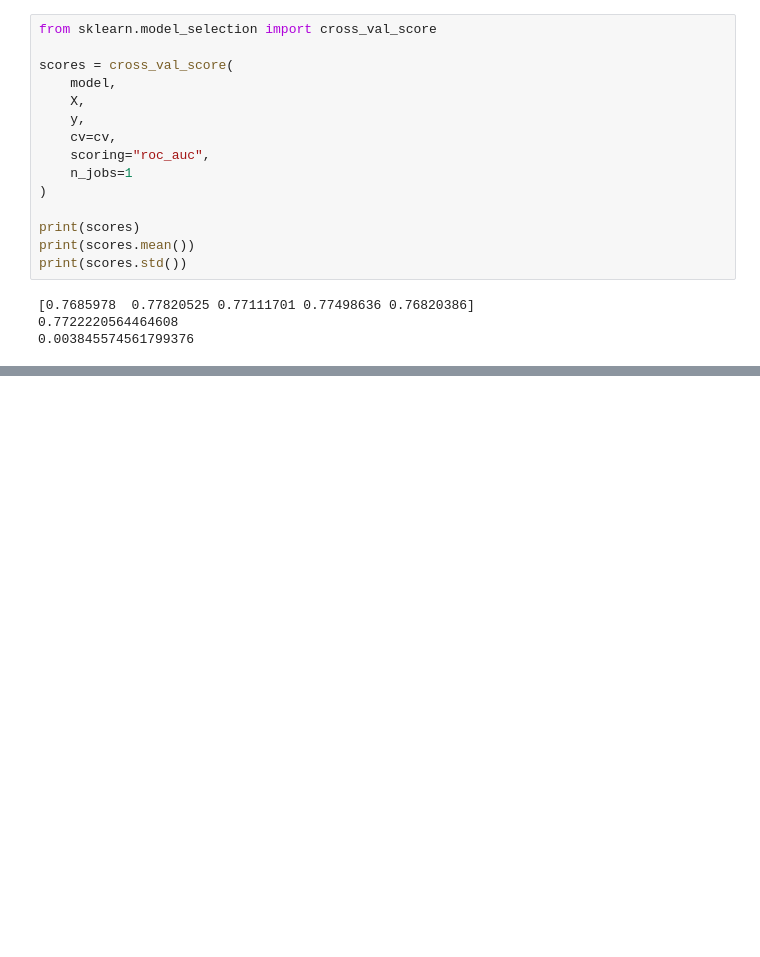
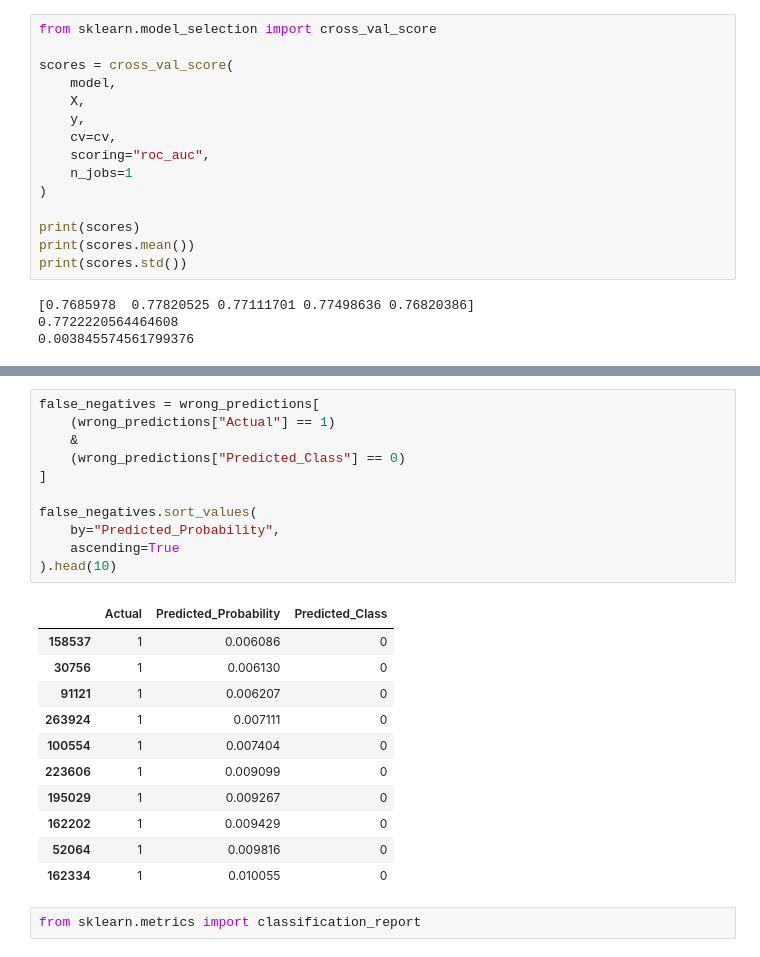
Before and after one commit to SANIDHYARAJPUT/credit-risk-default-prediction, a Jupyter notebook: notebooks/01_data_loading.ipynb, the cells around one changed output, grey strips where cells are left out. Drawn from its saved outputs; the diff is of its cells as text; blank space fills up the shorter version.

```diff
--- a/notebooks/01_data_loading.ipynb
+++ b/notebooks/01_data_loading.ipynb
@@ -1567,0 +2027,25 @@ print(scores.std())
+# %%
+false_negatives = wrong_predictions[
+    (wrong_predictions["Actual"] == 1)
+    &
+    (wrong_predictions["Predicted_Class"] == 0)
+]
+
+false_negatives.sort_values(
+    by="Predicted_Probability",
+    ascending=True
+).head(10)
+# %% [output]
+|  | Actual | Predicted_Probability | Predicted_Class |
+| 158537 | 1 | 0.006086 | 0 |
+| 30756 | 1 | 0.006130 | 0 |
+| 91121 | 1 | 0.006207 | 0 |
+| 263924 | 1 | 0.007111 | 0 |
+| 100554 | 1 | 0.007404 | 0 |
+| 223606 | 1 | 0.009099 | 0 |
+| 195029 | 1 | 0.009267 | 0 |
+| 162202 | 1 | 0.009429 | 0 |
+| 52064 | 1 | 0.009816 | 0 |
+| 162334 | 1 | 0.010055 | 0 |
+# %%
+from sklearn.metrics import classification_report
```
Also changed, not shown: parts of 57 cells of this notebook.
